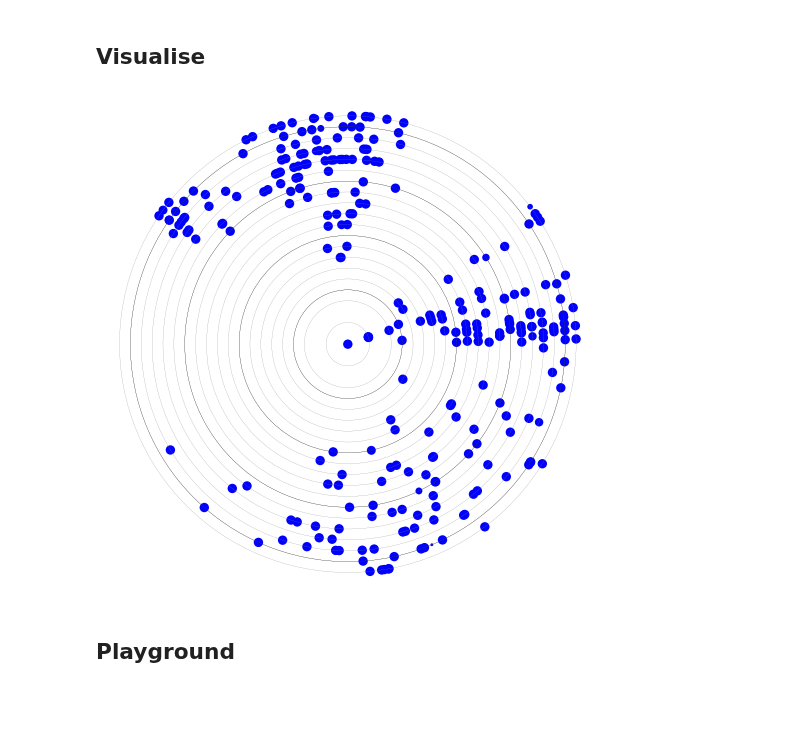
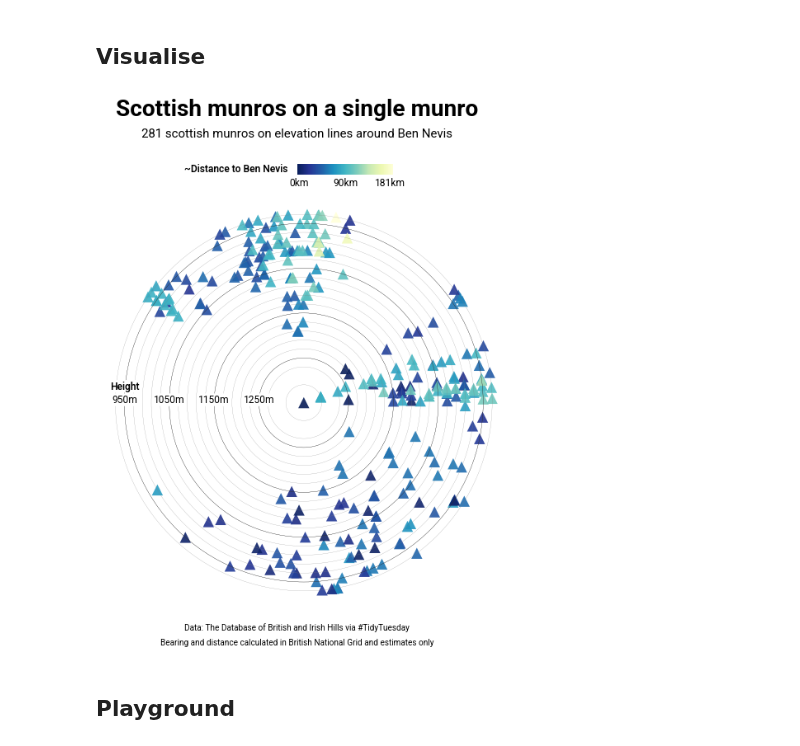
Before and after one commit to Lisa-Ho/small-data-projects, a Jupyter notebook: 2025/2508-scottish-munros/scottish-munros.ipynb, the cells around one changed output. Saved outputs shown, nothing was run; the diff lists cells and outputs as text; code cells hidden in the pictures; blank space fills up the shorter version.

Commit message:
finalised chart

```diff
--- a/2025/2508-scottish-munros/scottish-munros.ipynb
+++ b/2025/2508-scottish-munros/scottish-munros.ipynb
@@ -57,50 +68,103 @@ df["radius_20"] = [abs(1340 - i) for i in df["Height_m_round_20"] ]
 #calculate how many times defined as munro or munro top
 df["munro_times"] = df[['1891', '1921', '1933', '1953', '1969', '1974', '1981', '1984', '1990',
        '1997', '2021']].apply(lambda row: ((row == "Munro")  | (row == "Munro Top")).sum(), axis=1).astype(float)
+
+#calculate how many times defined as munro
+df["munro_times"] = df[['1891', '1921', '1933', '1953', '1969', '1974', '1981', '1984', '1990',
+       '1997', '2021']].apply(lambda row: ((row == "Munro")).sum(), axis=1).astype(float)
 # %% [markdown]
 ## Visualise
+# %%
+fontb = load_google_font("Roboto", weight="bold")
+fontr = load_google_font("Roboto", weight="regular")
+fontsb = load_google_font("Roboto", weight="semi-bold")
+cmap = mpl.colormaps['YlGnBu_r']
 # %%
 #reduce column list
-df_plot = df[['DoBIH_number', 'Name', 'Height_m', 'Height_m_round_20', 'radius_20', 'bearing', 'munro_times']].copy()
+df_plot = df[['DoBIH_number', 'Name', 'Height_m', 'Height_m_round_20', 'radius_20', 'bearing', 'munro_times', 'distance']].copy()
 
 #calculate coordinates to plot
 df_plot["angle_rad"] = [math.radians(90 - i) for i in df_plot["bearing"]]
 df_plot["xplot"] = df_plot["radius_20"] * np.cos(df_plot["angle_rad"])
 df_plot["yplot"] = df_plot["radius_20"] * np.sin(df_plot["angle_rad"])
 
-
 #plot ------------------------------------------------
 fig, ax = plt.subplots(figsize =(9,9))
 
 #plot munros
 ax.scatter(df_plot["xplot"], df_plot["yplot"],
-           s=df_plot["munro_times"]*8,
-           c='blue',
+           #s=df_plot["munro_times"]*12,
+           s=180,
+           marker="^",
+           alpha=0.9,
+           c=df_plot["distance"],
+           cmap=cmap,
            edgecolors='none')
-
-ax.set_aspect('equal')
-
-
-
-maxradius = 450
-ax.set_xlim(- maxradius, maxradius)
-ax.set_ylim(-maxradius, maxradius)
 
 #draw radius (=height elevation line)
 for radius in df_plot["radius_20"].unique():
     circle = plt.Circle((0, 0), radius, fill=False, edgecolor="grey", linestyle='solid', linewidth=0.2)
     ax.add_patch(circle)
 
-for radius in [100,200,300,400]:
-    circle = plt.Circle((0, 0), radius, fill=False, edgecolor="black",linestyle='solid', linewidth=0.2)
+#add elevation lines with labels
+label_angle_rad = math.radians(90 - 270)
+for i, radius in enumerate([100,200,300,400]):
+    circle = plt.Circle((0, 0), radius, fill=False, edgecolor="black",linestyle='solid', linewidth=0.25)
     ax.add_patch(circle)
+    plt.text(x=radius * np.cos(label_angle_rad),
+         y=radius * np.sin(label_angle_rad),
+         s=str(1350-radius)+"m",
+         ha="center",
+         font=fontr,
+         fontsize=12,
+         bbox=dict(
+            facecolor="white",
+            edgecolor="None",
+            boxstyle="round,pad=0.1"))
+#legend title
+plt.text(x=400 * np.cos(label_angle_rad),
+         y=400 * np.sin(label_angle_rad)+30,
+         s="Height",
+         ha="center",
+         font=fontsb,
+         fontsize=12,
+         bbox=dict(
+            facecolor="white",
+            edgecolor="None",
+            boxstyle="round,pad=0.1"))
 
-#remove axis
+# colorbar ------------------
+cbaxes = fig.add_axes([0.5, 0.93, 0.18, 0.02]) #axes to hold colorbar
+cmappable = cm.ScalarMappable(norm=mpl.colors.Normalize(0,1), cmap=cmap)
+cb = plt.colorbar(cmappable, cax=cbaxes, anchor=(1,1.2), orientation='horizontal',
+                  drawedges=False, ticks=[0.02, 0.5,0.97])
+cb.ax.tick_params(length=0)
+cb.ax.set_xticklabels(["0km", "90km", "181km"], fontproperties=fontr, fontsize=12)
+cb.outline.set_visible(False)
+cbaxes.text(-0.1,0.5,"~Distance to Ben Nevis", font=fontsb, fontsize=12, ha="right", va="center")
+
+#style axis -----------------------
 ax.axis("off")
+ax.set_aspect('equal')
+maxradius = 450
+ax.set_xlim(- maxradius, maxradius)
+ax.set_ylim(-maxradius, maxradius)
+
+#title and footer -----------------------
+fig.text(x=0.5, y=1.04, s="Scottish munros on a single munro",
+         size=28, ha="center", font=fontb)
+fig.text(x=0.5, y=1, s="281 scottish munros on elevation lines around Ben Nevis",
+         size=15, ha="center", font=fontr)
+fig.text(x=0.5, y=0.05, s="Data: The Database of British and Irish Hills via #TidyTuesday\nBearing and distance calculated in British National Grid and estimates only",
+         size=10, ha="center", font=fontr, linespacing=2)
+
+#save output
+plt.savefig('scottish-munros.png', bbox_inches='tight', pad_inches=1, facecolor="white", dpi=120)
+plt.savefig('scottish-munros.svg')
 
 plt.show()
 # %% [output]
-[figure, old version]
+[figure, new version]
 # %% [markdown]
 ## Playground
 # %%
```
Also changed, not shown: parts of 4 cells of this notebook.
